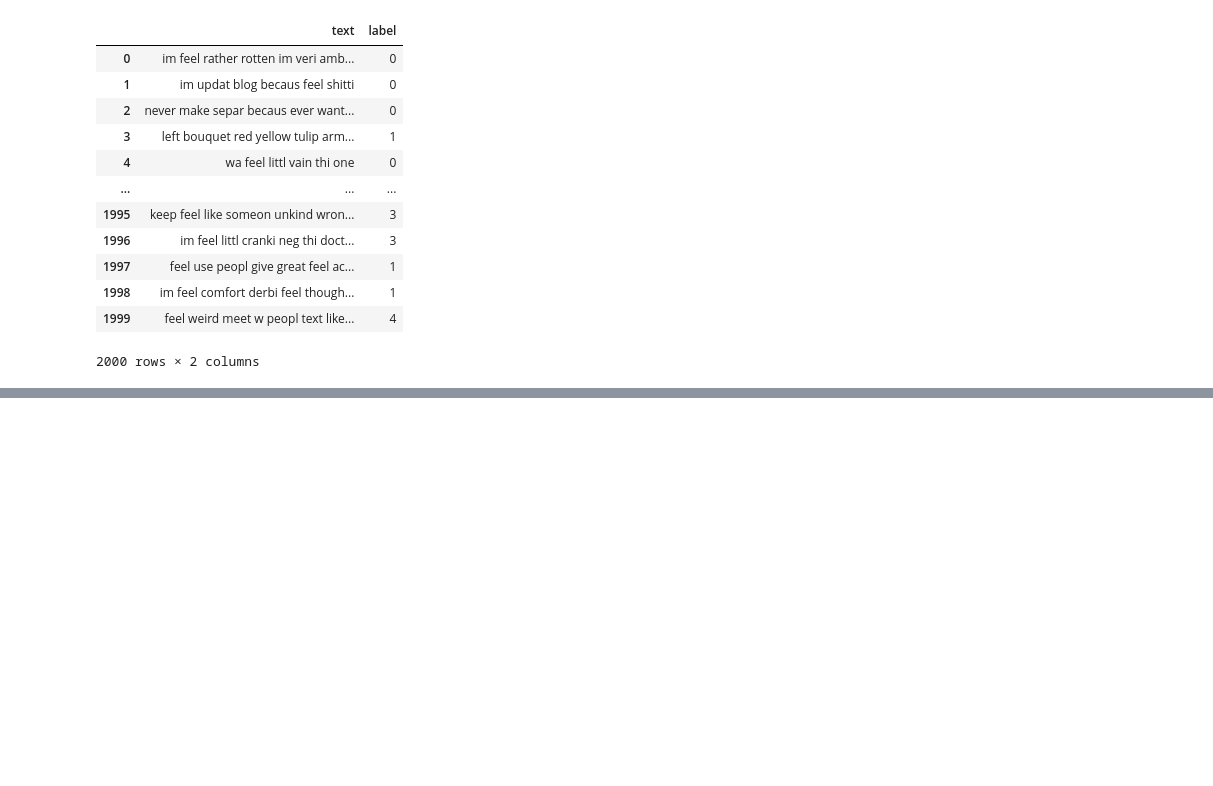
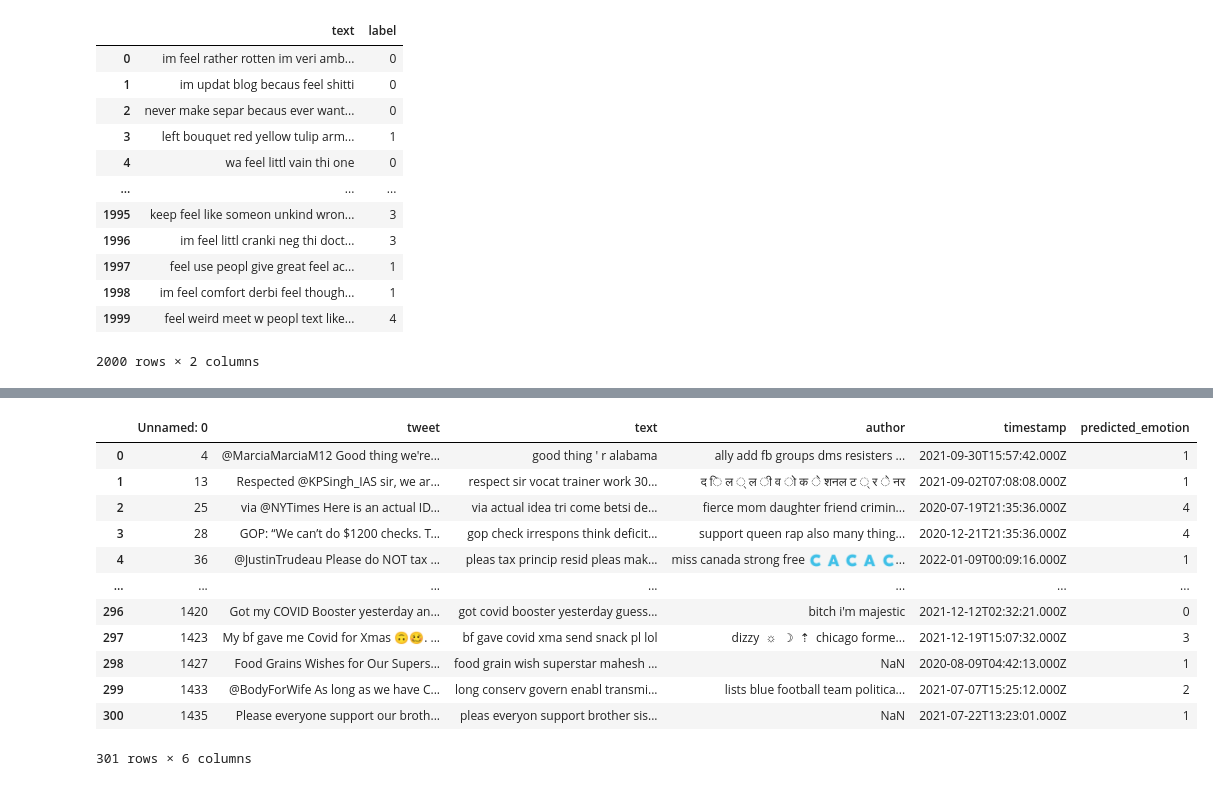
Before and after one commit to virajlunani/TweetSentimentDetector, a Jupyter notebook: extract_features.ipynb, the cells around one changed output, grey strips where cells are left out. Cells and saved outputs as stored; diff of their text form; code cells hidden in the pictures; blank space fills up the shorter version.

Commit message:
prediction pipeline for logistic regression

```diff
--- a/extract_features.ipynb
+++ b/extract_features.ipynb
@@ -94,3 +91,4 @@ X_train, y_train, vectorizer = createBoWFeatureVec(cleaned_data)
 # %%
-X_test = vectorizer.transform(cleaned_test['text']).toarray()
-y_test = cleaned_test.loc[:, 'label'].values
+BOW_X_train, BOW_y_train, BOW_vectorizer = createBoWFeatureVec(cleaned_data)
+BOW_X_test = BOW_vectorizer.transform(cleaned_test['text']).toarray()
+BOW_y_test = cleaned_test.loc[:, 'label'].values
@@ -200,0 +99,5 @@ w={0:4, 1:8, 2:12, 3:13, 4:29, 5:34} #weights as inverse of label distribution f
+# %%
+w = {}
+for i in range(6):
+    w[i]  = 1 / (np.count_nonzero(BOW_y_train == i) / len(BOW_y_train))
+w
@@ -201,2 +111,4 @@ w={0:4, 1:8, 2:12, 3:13, 4:29, 5:34} #weights as inverse of label distribution f
 # %%
-clf3, _ = trainLogisticRegression_weighted(X_train, X_test, y_train, y_test, w) #taking into account the class imbalance
+# USING BOW
+BOW_clf, BOW_accuracy = trainLogisticRegression_weighted(BOW_X_train, BOW_X_test, BOW_y_train, BOW_y_test, w) #taking into account the class imbalance
+BOW_accuracy
@@ -384,0 +117,6 @@ X, y
+# %%
+tweet_df = pd.read_csv('data/test_tweets.csv')
+tweet_df = tweet_df.rename({'text': 'tweet'}, axis=1)
+tweet_df = tweet_df.rename({'tokens': 'text'}, axis=1)
+tweet_df = cleanData(tweet_df)
+tweet_df
@@ -384,0 +137,19 @@ X, y
+# %%
+tweet_text_features = BOW_vectorizer.transform(tweet_df['text']).toarray()
+predictions = BOW_clf.predict(tweet_text_features)
+tweet_df['predicted_emotion'] = predictions
+tweet_df
+# %% [output]
+|  | Unnamed: 0 | tweet | text | author | timestamp | predicted_emotion |
+| 0 | 4 | @MarciaMarciaM12 Good thing we're... | good thing ' r alabama | ally add fb groups dms resisters ... | 2021-09-30T15:57:42.000Z | 1 |
+| 1 | 13 | Respected @KPSingh_IAS sir, we ar... | respect sir vocat trainer work 30... | द ि ल ् ल ी व ो क े शनल ट ् र े नर | 2021-09-02T07:08:08.000Z | 1 |
+| 2 | 25 | via @NYTimes Here is an actual ID... | via actual idea tri come betsi de... | fierce mom daughter friend crimin... | 2020-07-19T21:35:36.000Z | 4 |
+| 3 | 28 | GOP: “We can’t do $1200 checks. T... | gop check irrespons think deficit... | support queen rap also many thing... | 2020-12-21T21:35:36.000Z | 4 |
+| 4 | 36 | @JustinTrudeau Please do NOT tax ... | pleas tax princip resid pleas mak... | miss canada strong free 🇨 🇦 🇨 🇦 🇨... | 2022-01-09T00:09:16.000Z | 1 |
+| ... | ... | ... | ... | ... | ... | ... |
+| 296 | 1420 | Got my COVID Booster yesterday an... | got covid booster yesterday guess... | bitch i'm majestic | 2021-12-12T02:32:21.000Z | 0 |
+| 297 | 1423 | My bf gave me Covid for Xmas 🙃🥴. ... | bf gave covid xma send snack pl lol | dizzy ‍ ☼ ️ ☽ ️ ⇡ ️ chicago forme... | 2021-12-19T15:07:32.000Z | 3 |
+| 298 | 1427 | Food Grains Wishes for Our Supers... | food grain wish superstar mahesh ... | NaN | 2020-08-09T04:42:13.000Z | 1 |
+| 299 | 1433 | @BodyForWife As long as we have C... | long conserv govern enabl transmi... | lists blue football team politica... | 2021-07-07T15:25:12.000Z | 2 |
+| 300 | 1435 | Please everyone support our broth... | pleas everyon support brother sis... | NaN | 2021-07-22T13:23:01.000Z | 1 |
+301 rows × 6 columns
```
Also changed, not shown: parts of 38 cells of this notebook, 1 other file.
